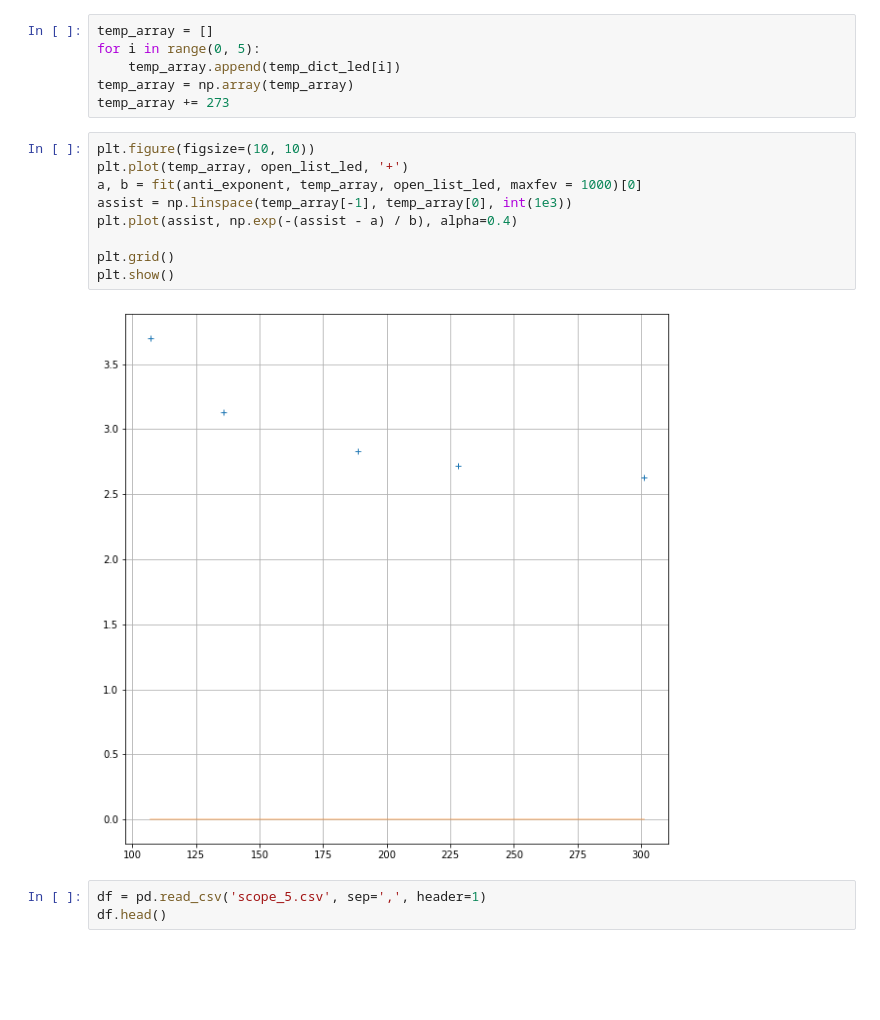
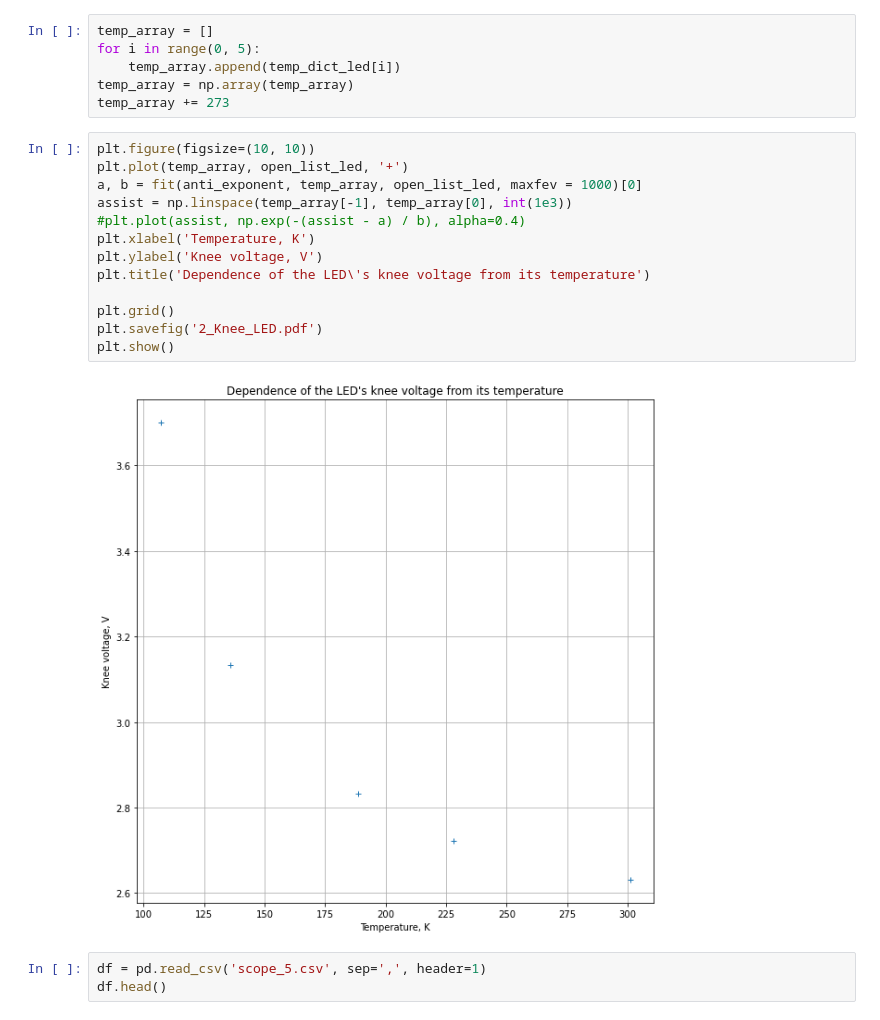
Before and after one commit to f3ss1/HSE-FF, a Jupyter notebook: 6th semester/Modern Physics Practice/Diode VAC/Data_analysis.ipynb, the cells around one changed output. Drawn from its saved outputs; the diff is of its cells as text; blank space fills up the shorter version.

```diff
--- a/6th semester/Modern Physics Practice/Diode VAC/Data_analysis.ipynb
+++ b/6th semester/Modern Physics Practice/Diode VAC/Data_analysis.ipynb
@@ -105,14 +109,18 @@ temp_array += 273
 # %%
 plt.figure(figsize=(10, 10))
 plt.plot(temp_array, open_list_led, '+')
 a, b = fit(anti_exponent, temp_array, open_list_led, maxfev = 1000)[0]
 assist = np.linspace(temp_array[-1], temp_array[0], int(1e3))
-plt.plot(assist, np.exp(-(assist - a) / b), alpha=0.4)
+#plt.plot(assist, np.exp(-(assist - a) / b), alpha=0.4)
+plt.xlabel('Temperature, K')
+plt.ylabel('Knee voltage, V')
+plt.title('Dependence of the LED\'s knee voltage from its temperature')
 
 plt.grid()
+plt.savefig('2_Knee_LED.pdf')
 plt.show()
 # %% [output]
-[figure, old version]
+[figure, new version]
 # %%
 df = pd.read_csv('scope_5.csv', sep=',', header=1)
 df.head()
```
Also changed, not shown: parts of 1 cell of this notebook, 13 other files.
